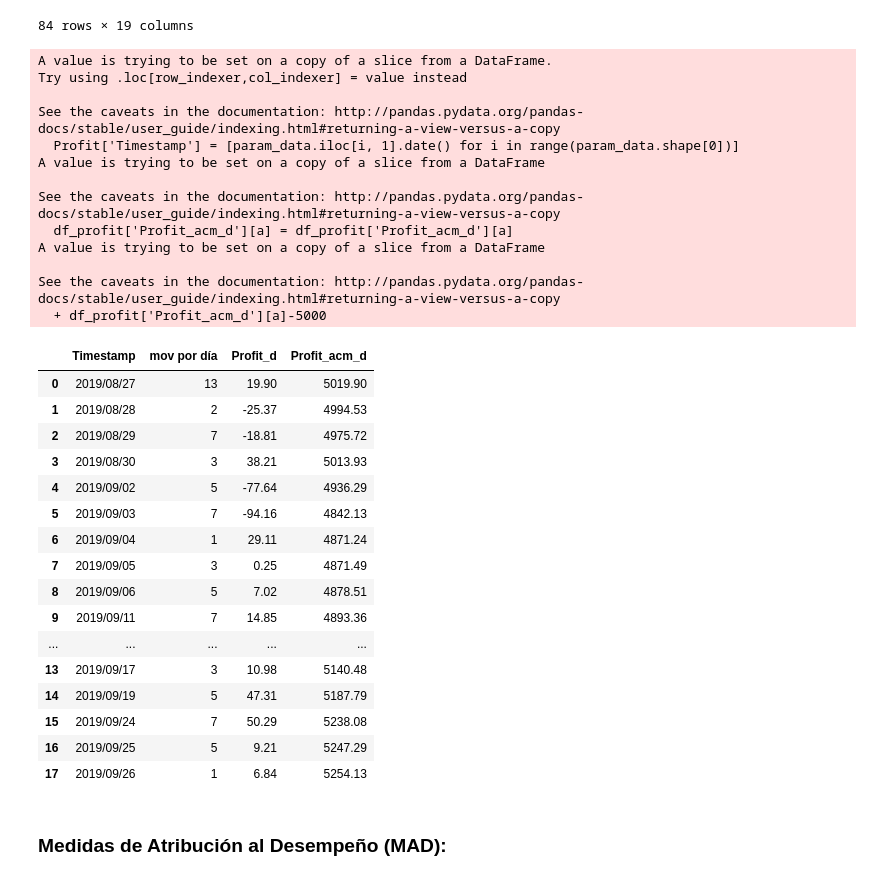
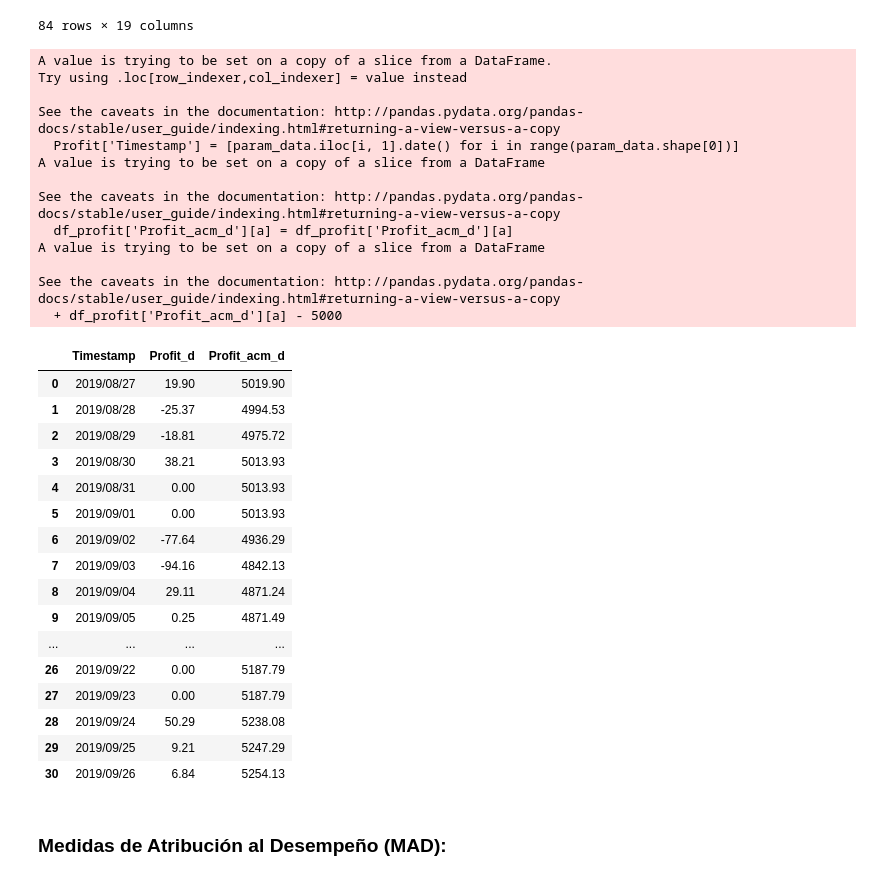
Before and after one commit to NatashaGamez/Lab_2_LNGO, a Jupyter notebook: Lab_2_LNGO_Notebook.ipynb, the cells around one changed output. Drawn from its saved outputs; the diff is of its cells as text; code cells hidden in the pictures.

Commit message:
Corrección 'df_profit_diairo'

```diff
--- a/Lab_2_LNGO_Notebook.ipynb
+++ b/Lab_2_LNGO_Notebook.ipynb
@@ -113,39 +113,39 @@ datos
 | 83 | 25159303 | 2019-09-25 01:54:46 | sell | 0.01 | xauusd | 1531.28000 | 1537.000 | 0.0000 | 2019-09-25 15:24:35 | 1527.36000 | ... |
 84 rows × 19 columns
 # %%
-df_profit_d = fn.f_profit_diario(param_data=datos)
-df_profit_d
+df_profit_diario = fn.f_profit_diario(param_data=datos)
+df_profit_diario
 # %% [output]
 A value is trying to be set on a copy of a slice from a DataFrame.
 Try using .loc[row_indexer,col_indexer] = value instead
 
 See the caveats in the documentation: http://pandas.pydata.org/pandas-docs/stable/user_guide/indexing.html#returning-a-view-versus-a-copy
   Profit['Timestamp'] = [param_data.iloc[i, 1].date() for i in range(param_data.shape[0])]
 A value is trying to be set on a copy of a slice from a DataFrame
 
 See the caveats in the documentation: http://pandas.pydata.org/pandas-docs/stable/user_guide/indexing.html#returning-a-view-versus-a-copy
   df_profit['Profit_acm_d'][a] = df_profit['Profit_acm_d'][a]
 A value is trying to be set on a copy of a slice from a DataFrame
 
 See the caveats in the documentation: http://pandas.pydata.org/pandas-docs/stable/user_guide/indexing.html#returning-a-view-versus-a-copy
-  + df_profit['Profit_acm_d'][a]-5000
+  + df_profit['Profit_acm_d'][a] - 5000
-|  | Timestamp | mov por día | Profit_d | Profit_acm_d |
-| 0 | 2019/08/27 | 13 | 19.90 | 5019.90 |
-| 1 | 2019/08/28 | 2 | -25.37 | 4994.53 |
-| 2 | 2019/08/29 | 7 | -18.81 | 4975.72 |
-| 3 | 2019/08/30 | 3 | 38.21 | 5013.93 |
-| 4 | 2019/09/02 | 5 | -77.64 | 4936.29 |
-| 5 | 2019/09/03 | 7 | -94.16 | 4842.13 |
-| 6 | 2019/09/04 | 1 | 29.11 | 4871.24 |
-| 7 | 2019/09/05 | 3 | 0.25 | 4871.49 |
-| 8 | 2019/09/06 | 5 | 7.02 | 4878.51 |
-| 9 | 2019/09/11 | 7 | 14.85 | 4893.36 |
-| ... | ... | ... | ... | ... |
-| 13 | 2019/09/17 | 3 | 10.98 | 5140.48 |
-| 14 | 2019/09/19 | 5 | 47.31 | 5187.79 |
-| 15 | 2019/09/24 | 7 | 50.29 | 5238.08 |
-| 16 | 2019/09/25 | 5 | 9.21 | 5247.29 |
-| 17 | 2019/09/26 | 1 | 6.84 | 5254.13 |
+|  | Timestamp | Profit_d | Profit_acm_d |
+| 0 | 2019/08/27 | 19.90 | 5019.90 |
+| 1 | 2019/08/28 | -25.37 | 4994.53 |
+| 2 | 2019/08/29 | -18.81 | 4975.72 |
+| 3 | 2019/08/30 | 38.21 | 5013.93 |
+| 4 | 2019/08/31 | 0.00 | 5013.93 |
+| 5 | 2019/09/01 | 0.00 | 5013.93 |
+| 6 | 2019/09/02 | -77.64 | 4936.29 |
+| 7 | 2019/09/03 | -94.16 | 4842.13 |
+| 8 | 2019/09/04 | 29.11 | 4871.24 |
+| 9 | 2019/09/05 | 0.25 | 4871.49 |
+| ... | ... | ... | ... |
+| 26 | 2019/09/22 | 0.00 | 5187.79 |
+| 27 | 2019/09/23 | 0.00 | 5187.79 |
+| 28 | 2019/09/24 | 50.29 | 5238.08 |
+| 29 | 2019/09/25 | 9.21 | 5247.29 |
+| 30 | 2019/09/26 | 6.84 | 5254.13 |
 # %% [markdown]
 ### Medidas de Atribución al Desempeño (MAD):
 # %% [markdown]
```
Also changed, not shown: parts of 1 cell of this notebook, 1 other file.
